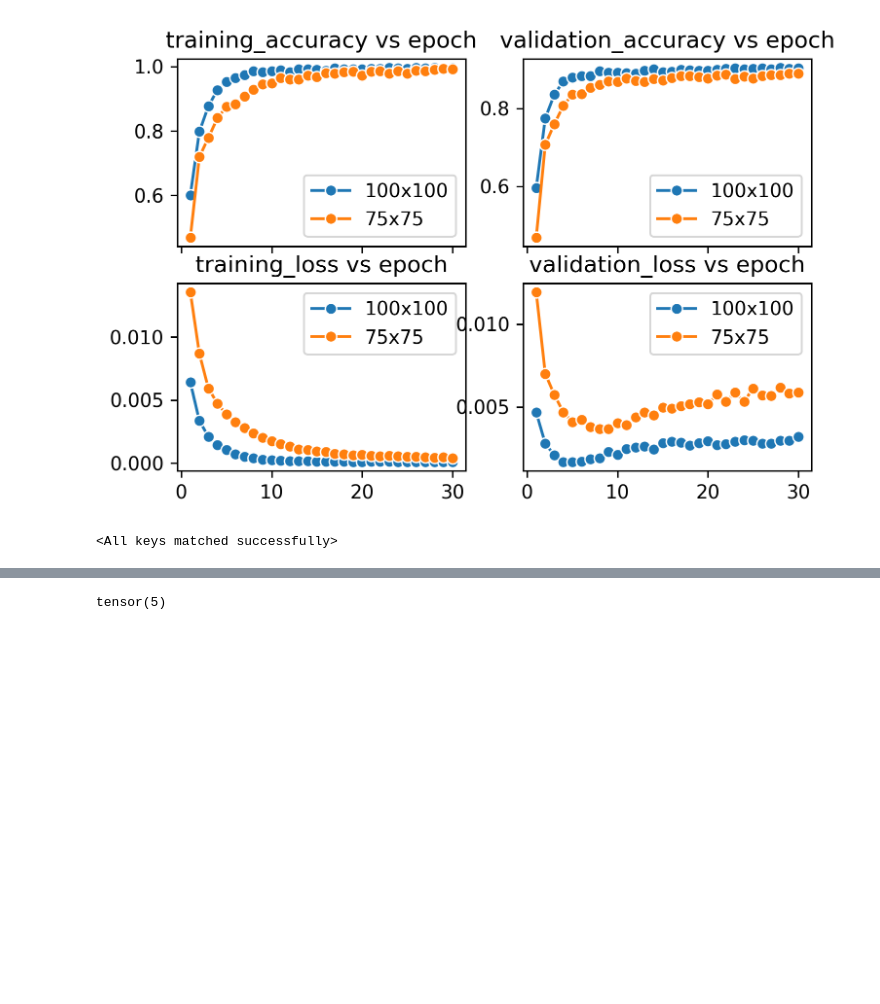
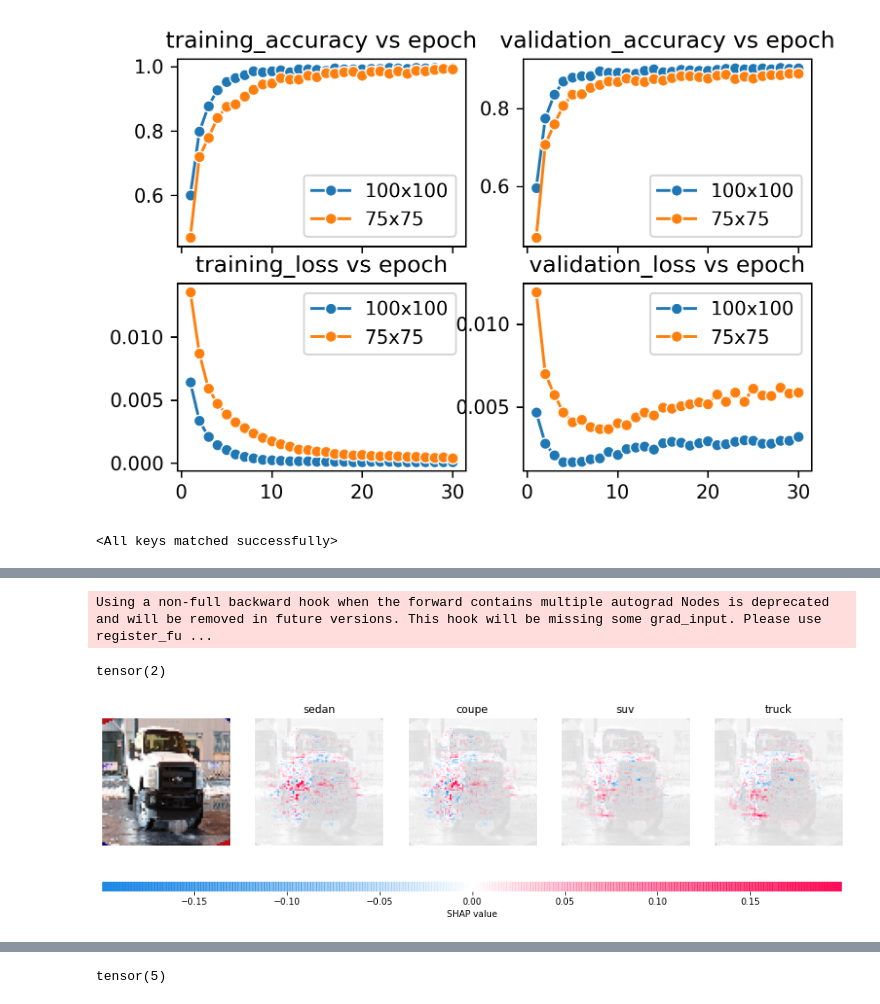
Before and after one commit to Oreolorun/Image-Recognition, a Jupyter notebook: CarTypeImageRegcognition.ipynb, the cells around one changed output, grey strips where cells are left out. Saved outputs shown, nothing was run; the diff lists cells and outputs as text; code cells hidden in the pictures; blank space fills up the shorter version.

Commit message:
did some model explanation with shap

```diff
--- a/CarTypeImageRegcognition.ipynb
+++ b/CarTypeImageRegcognition.ipynb
@@ -216,17 +220,19 @@ class CarRecognition_75(nn.Module):
     self.fc1 = nn.Linear(2048, 514)
     self.fc2 = nn.Linear(514, 128)
     self.fc3 = nn.Linear(128, 4)
-    self.pool = nn.MaxPool2d(2,2)
+    self.pool2 = nn.MaxPool2d(2,2)
+    self.pool4 = nn.MaxPool2d(2,2)
+    self.pool7 = nn.MaxPool2d(2,2)
 
   def forward(self, x):
     x = x.view(-1, 3, 75, 75).float()
     x = F.relu(self.conv1(x))
-    x = self.pool(F.relu(self.conv2(x)))
+    x = self.pool2(F.relu(self.conv2(x)))
     x = F.relu(self.conv3(x))
-    x = self.pool(F.relu(self.conv4(x)))
+    x = self.pool4(F.relu(self.conv4(x)))
     x = F.relu(self.conv5(x))
     x = F.relu(self.conv6(x))
-    x = self.pool(F.relu(self.conv7(x)))
+    x = self.pool7(F.relu(self.conv7(x)))
     x = torch.flatten(x,1)
     x = F.relu(self.fc1(x))
     x = F.relu(self.fc2(x))
@@ -442,2 +445,27 @@ sedan: 18.0%, coupe: 18.0%, suv: 46.0%, truck: 18.0%
 prediction: suv
 [figure]
+# %%
+vt_img = cv2.imread(path)
+vt_img = cv2.resize(vt_img, (75,75))
+vt_img_tensor = transforms.ToTensor()(vt_img)
+# %%
+images, _ = next(iter(test_dl))
+# %%
+#  instantiating explainer and deriving shap values
+explainer = shap.DeepExplainer(model_75, images[:100])
+shap_values = explainer.shap_values(vt_img_tensor.view(-1,3,75,75))
+# %% [output]
+Using a non-full backward hook when the forward contains multiple autograd Nodes is deprecated and will be removed in future versions. This hook will be missing some grad_input. Please use register_fu ...
+# %%
+#  confirming predictions
+torch.argmax(model_75(vt_img_tensor))
+# %% [output]
+tensor(2)
+# %%
+#  model_75
+shap_numpy = [np.swapaxes(np.swapaxes(s, 1, -1), 1, 2) for s in shap_values]
+test_numpy = np.swapaxes(np.swapaxes(vt_img_tensor.view(-1,3,75,75).numpy(), 1, -1), 1, 2)
+
+shap.image_plot(shap_numpy, test_numpy, labels=['sedan', 'coupe', 'suv', 'truck'])
+# %% [output]
+[figure, added]
```
Also changed, not shown: parts of 14 cells of this notebook.
